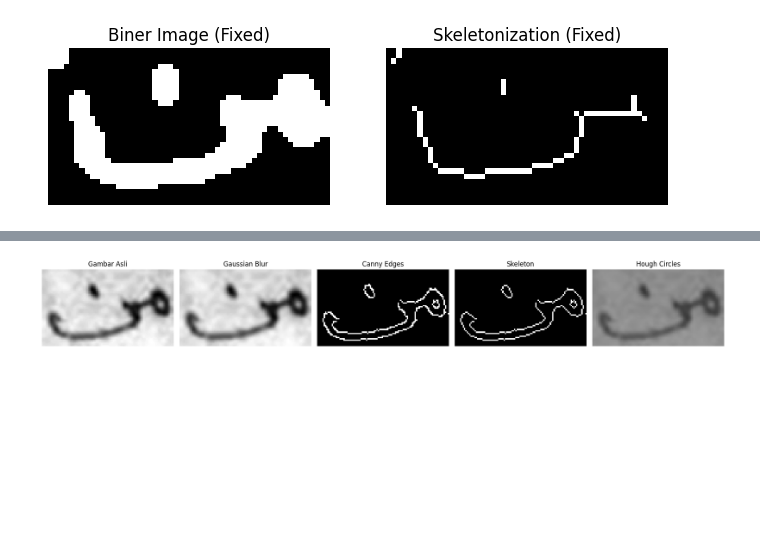
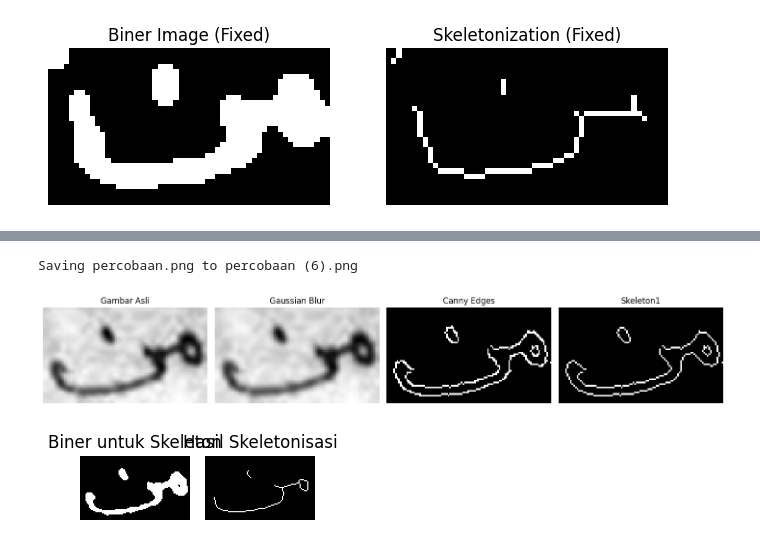
Before and after one commit to SalmanAlfarizy26/project, a Jupyter notebook: histogram.ipynb, the cells around one changed output, grey strips where cells are left out. Saved outputs shown, nothing was run; the diff lists cells and outputs as text; code cells hidden in the pictures; blank space fills up the shorter version.

```diff
--- a/histogram.ipynb
+++ b/histogram.ipynb
@@ -2647,6 +2647,9 @@ import cv2
 import numpy as np
 import matplotlib.pyplot as plt
 from skimage.morphology import skeletonize
+
+from google.colab import files
+uploaded = files.upload()
 
 # === 1. Load Gambar ===
 image_path = "percobaan.png"  # Sesuaikan dengan path
@@ -2672,19 +2675,6 @@ _, binary = cv2.threshold(edges, 128, 255, cv2.THRESH_BINARY)
 skeleton = skeletonize(binary > 0)
 skeleton = (skeleton * 255).astype(np.uint8)
 
-# === 7. Hough Circle Detection (pakai blurred atau image) ===
-circles = cv2.HoughCircles(
-    blurred, cv2.HOUGH_GRADIENT, dp=1, minDist=20,
-    param1=50, param2=30, minRadius=5, maxRadius=50
-)
-
-# Konversi ke BGR agar bisa ditandai warna
-output_img = cv2.cvtColor(image.copy(), cv2.COLOR_GRAY2BGR)
-if circles is not None:
-    circles = np.uint16(np.around(circles))
-    for i in circles[0, :]:
-        cv2.circle(output_img, (i[0], i[1]), i[2], (0, 255, 0), 2)  # Lingkaran luar
-        cv2.circle(output_img, (i[0], i[1]), 2, (0, 0, 255), 3)     # Titik tengah
 
 # === 8. Tampilkan Hasil ===
 plt.figure(figsize=(18, 5))
@@ -2706,12 +2696,7 @@ plt.axis("off")
 
 plt.subplot(1, 5, 4)
 plt.imshow(skeleton, cmap="gray")
-plt.title("Skeleton")
-plt.axis("off")
-
-plt.subplot(1, 5, 5)
-plt.imshow(output_img)
-plt.title("Hough Circles")
+plt.title("Skeleton1")
 plt.axis("off")
 
 plt.tight_layout()
@@ -2720 +2706,24 @@ plt.show()
+Saving percobaan.png to percobaan (6).png
-[figure, old version]
+[figure, new version]
+# %%
+# === 5. Konversi ke Biner LANGSUNG dari blurred image
+_, binary_for_skeleton = cv2.threshold(blurred, 110, 255, cv2.THRESH_BINARY_INV)
+
+# === 6. Skeletonization dari citra biner asli (bukan dari edge)
+skeleton = skeletonize(binary_for_skeleton > 0)
+skeleton = (skeleton * 255).astype(np.uint8)
+
+plt.subplot(1, 5, 4)
+plt.imshow(binary_for_skeleton, cmap="gray")
+plt.title("Biner untuk Skeleton")
+plt.axis("off")
+
+plt.subplot(1, 5, 5)
+plt.imshow(skeleton, cmap="gray")
+plt.title("Hasil Skeletonisasi")
+plt.axis("off")
+
+plt.tight_layout()
+plt.show()
+# %% [output]
+[figure, added]
```
Also changed, not shown: parts of 8 cells of this notebook.
